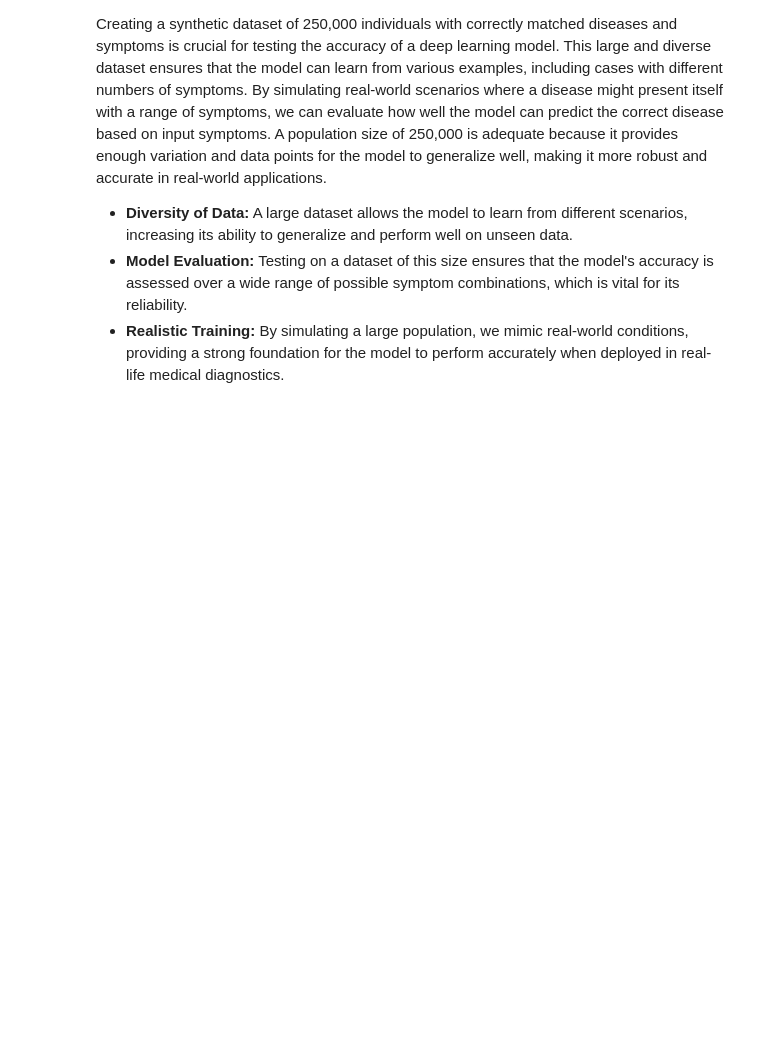
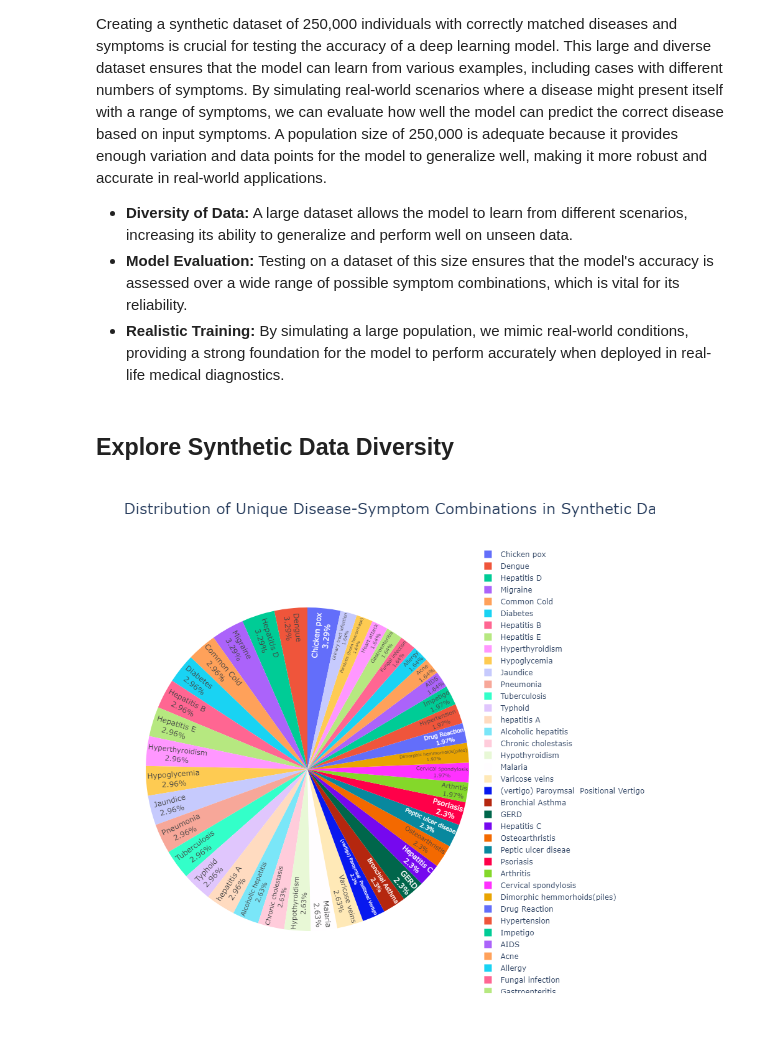
Before and after one commit to FundaSubasi/ai_project_3_group_3, a Jupyter notebook: dummydatacreation.ipynb, the cells around one changed output. Drawn from its saved outputs; the diff is of its cells as text; code cells hidden in the pictures; blank space fills up the shorter version.

Commit message:
Gave visualization for diversity of test data

```diff
--- a/dummydatacreation.ipynb
+++ b/dummydatacreation.ipynb
@@ -68,3 +68,45 @@ synthetic_df = pd.DataFrame(synthetic_data, columns=['Disease'] + symptom_column
 # %%
 # Save the generated dataset to the resources folder
 synthetic_df.to_csv('resources/synthetic_disease_data.csv', index=False)
+# %% [markdown]
+## Explore Synthetic Data Diversity
+# %%
+import plotly.express as px
+
+# Load the generated synthetic dataset with specified dtype to avoid mixed types warning
+synthetic_data_path = 'resources/synthetic_disease_data.csv'
+dtype_dict = {f'Symptom_{i}': str for i in range(1, 18)}
+synthetic_df = pd.read_csv(synthetic_data_path, dtype=dtype_dict)
+
+# List of symptom columns
+symptom_columns = ['Symptom_1', 'Symptom_2', 'Symptom_3', 'Symptom_4',
+                   'Symptom_5', 'Symptom_6', 'Symptom_7', 'Symptom_8',
+                   'Symptom_9', 'Symptom_10', 'Symptom_11', 'Symptom_12',
+                   'Symptom_13', 'Symptom_14', 'Symptom_15', 'Symptom_16',
+                   'Symptom_17']
+
+# Drop rows that are identical (for counting unique combinations)
+unique_combinations = synthetic_df.drop_duplicates()
+
+# Count the number of unique instances per disease
+unique_instances_count = unique_combinations.groupby('Disease').size().reset_index(name='Unique Instances')
+
+# Create an interactive pie chart with Plotly
+fig = px.pie(unique_instances_count,
+             names='Disease',
+             values='Unique Instances',
+             title='Distribution of Unique Disease-Symptom Combinations in Synthetic Dataset',
+             hover_data=['Unique Instances'])
+
+# Update the layout for better visualization and a larger chart
+fig.update_traces(textposition='inside', textinfo='percent+label')
+fig.update_layout(
+    width=900,  # Increase the width of the chart
+    height=900, # Increase the height of the chart
+    title_font_size=24  # Optional: Increase the font size of the title
+)
+
+# Show the plot
+fig.show()
+# %% [output]
+[figure, added]
```
